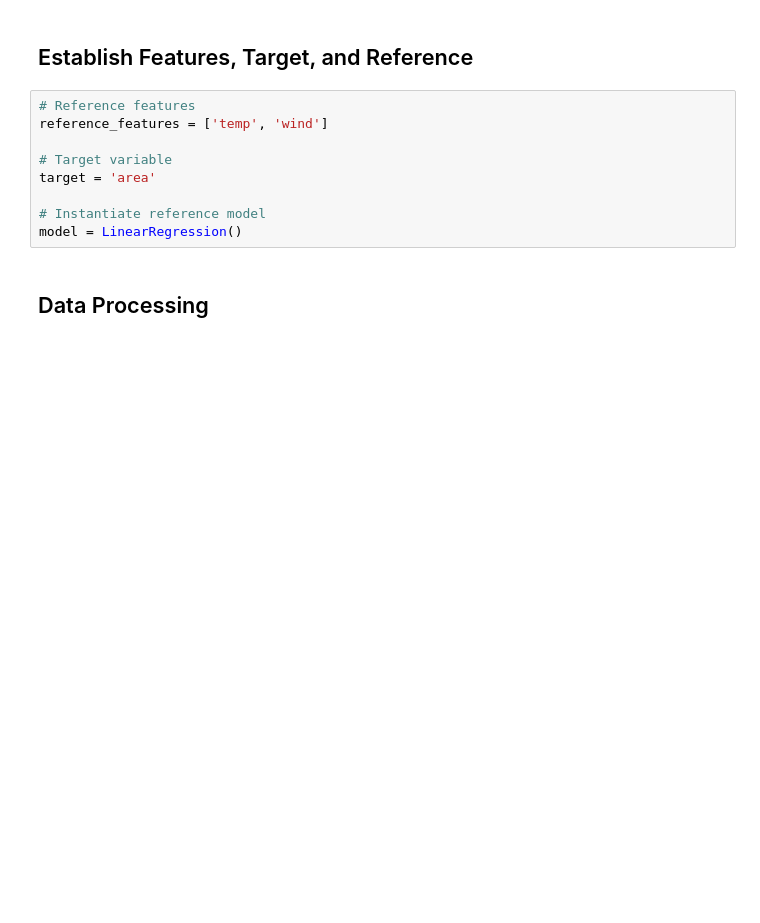
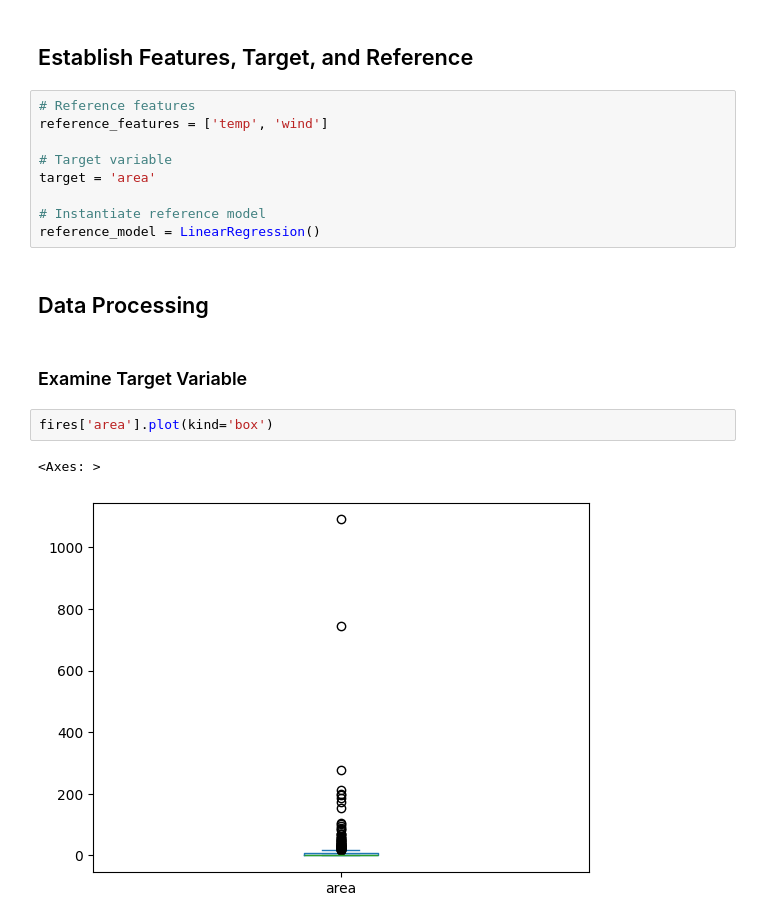
Before and after one commit to jastro-dev/dq-ds-07-forest-fires-optimizing-model-prediction, a Jupyter notebook: main_notebook.ipynb, the cells around one changed output. Saved outputs shown, nothing was run; the diff lists cells and outputs as text; blank space fills up the shorter version.

```diff
--- a/main_notebook.ipynb
+++ b/main_notebook.ipynb
@@ -94,6 +100,13 @@ reference_features = ['temp', 'wind']
 target = 'area'
 
 # Instantiate reference model
-model = LinearRegression()
+reference_model = LinearRegression()
 # %% [markdown]
 ## Data Processing
+# %% [markdown]
+### Examine Target Variable
+# %%
+fires['area'].plot(kind='box')
+# %% [output]
+<Axes: >
+[figure, added]
```
Also changed, not shown: parts of 54 cells of this notebook.
